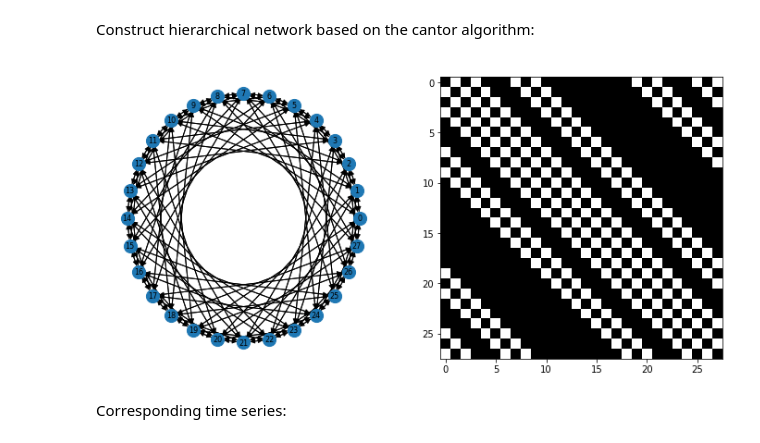
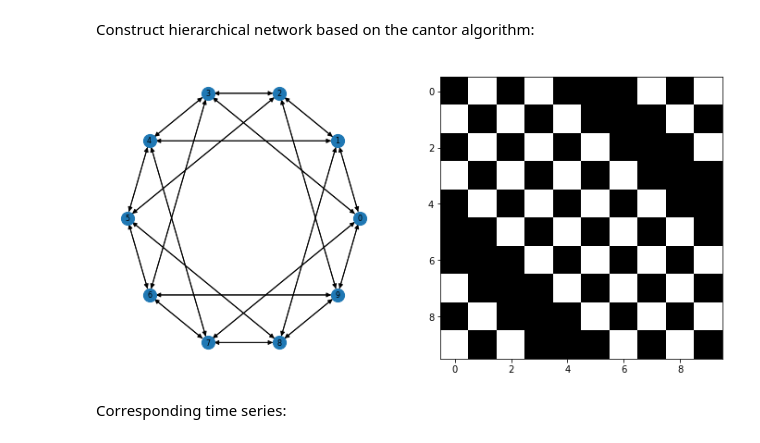
Before and after one commit to alchemist5617/CCDFT, a Jupyter notebook: Logistic-map.ipynb, the cells around one changed output. Drawn from its saved outputs; the diff is of its cells as text; code cells hidden in the pictures.

```diff
--- a/Logistic-map.ipynb
+++ b/Logistic-map.ipynb
@@ -229,23 +229,23 @@ Construct hierarchical network based on the cantor algorithm:
 # %%
 # Hierarchical network / Cantor algorithm
 
 base = [1,0,1] # base pattern
-m = 3
-n = 3
+m = 2
+n = 1
 # generate the adjacency matrix
 C, c_nm = hierarchical_connectivities(base,n,m)
 
 # networkx object
 H = nx.from_numpy_matrix(C, create_using = nx.DiGraph())
 pos_h=nx.circular_layout(H)
 
 # plot network and adjacency matrix
 plt.figure(figsize=(12,6))
 plt.subplot(121); nx.draw(H, with_labels = True, node_size=200, font_size=8, pos = pos_h)
 plt.subplot(122); plt.imshow(pd.DataFrame(C), cmap='gray')
 plt.show(True)
 # %% [output]
-[figure, old version]
+[figure, new version]
 # %% [markdown]
 Corresponding time series:
 # %%
```
Also changed, not shown: parts of 10 cells of this notebook.
